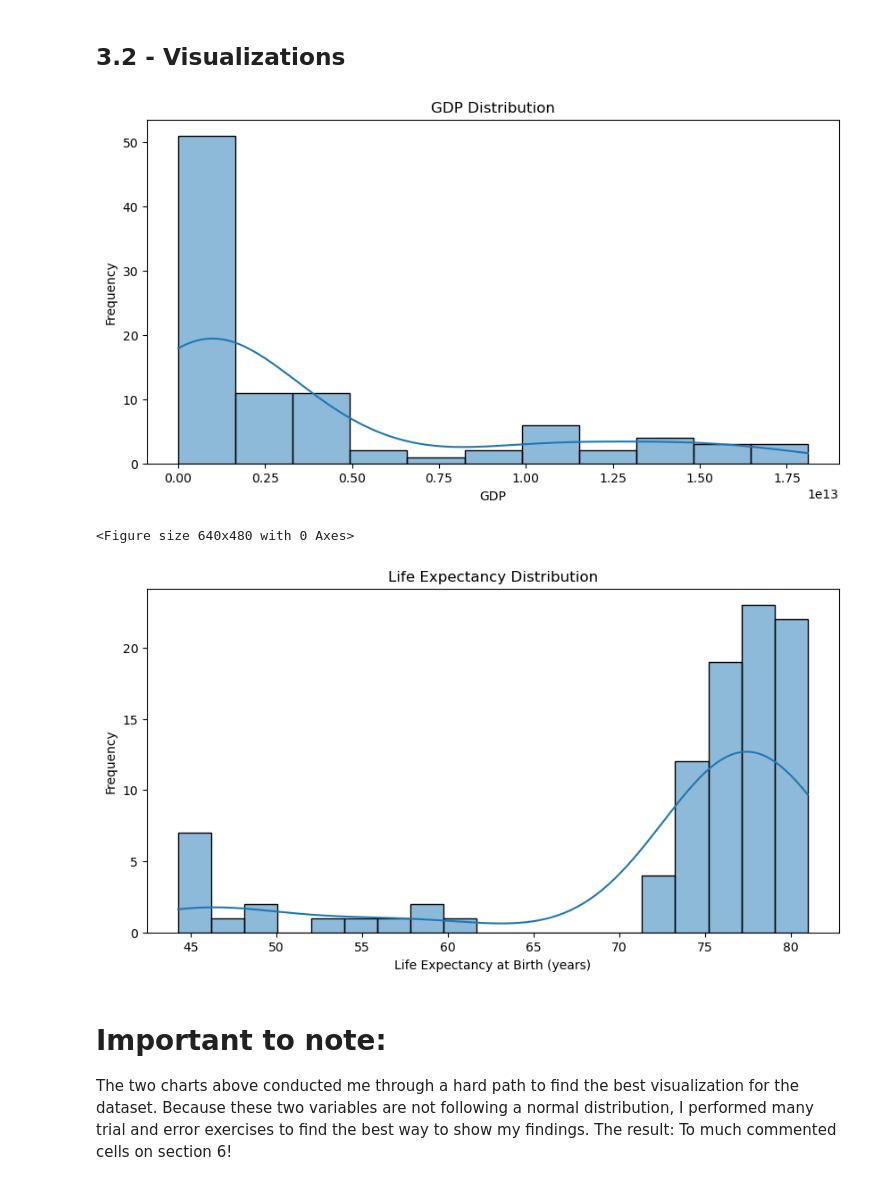
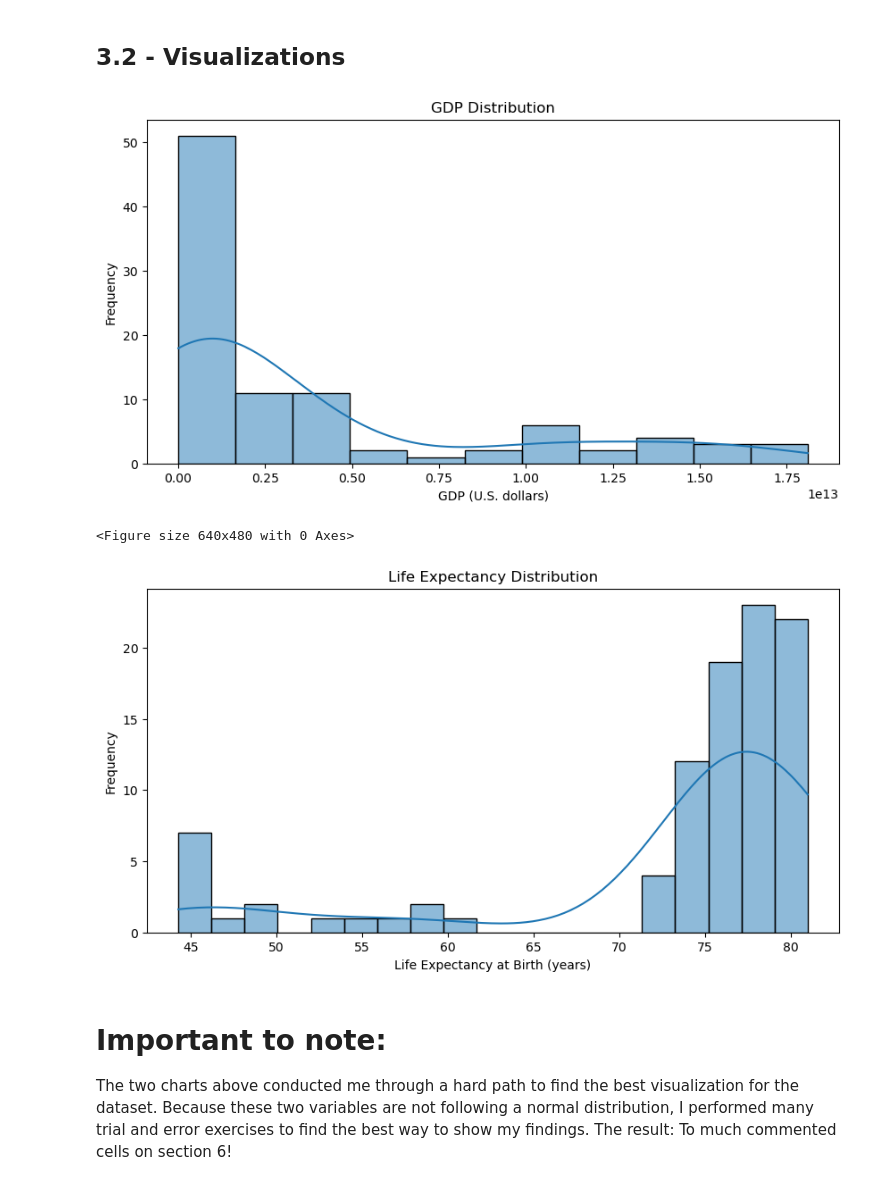
Before and after one commit to AndreRibeiro879/Codecademy_Learning_Portfolio_Projects, a Jupyter notebook: 03_DATA_VIZ_ML_CAR_PATH/LIFE_EXPECTANCY_GDP.ipynb, the cells around one changed output. Cells and saved outputs as stored; diff of their text form; code cells hidden in the pictures.

```diff
--- a/03_DATA_VIZ_ML_CAR_PATH/LIFE_EXPECTANCY_GDP.ipynb
+++ b/03_DATA_VIZ_ML_CAR_PATH/LIFE_EXPECTANCY_GDP.ipynb
@@ -354,23 +398,23 @@ Year with Maximum Life Expectancy for each country:                      country
 # %%
 # Histogram for GDP
 
 plt.figure(figsize=(10, 5))
 sns.histplot(gdp_life['gdp'], kde=True)
 plt.title('GDP Distribution')
-plt.xlabel('GDP')
+plt.xlabel('GDP (U.S. dollars)')
 plt.ylabel('Frequency')
 plt.show()
 plt.clf()
 
 # Histogram for Life Expectancy
 plt.figure(figsize=(10,5))
 sns.histplot(gdp_life['life_expectancy'], kde=True)
 plt.title('Life Expectancy Distribution')
 plt.xlabel('Life Expectancy at Birth (years)')
 plt.ylabel('Frequency')
 plt.show()
 # %% [output]
-[figure, old version]
+[figure, new version]
 <Figure size 640x480 with 0 Axes>
 [figure]
 # %% [markdown]
```
Also changed, not shown: parts of 23 cells of this notebook.
